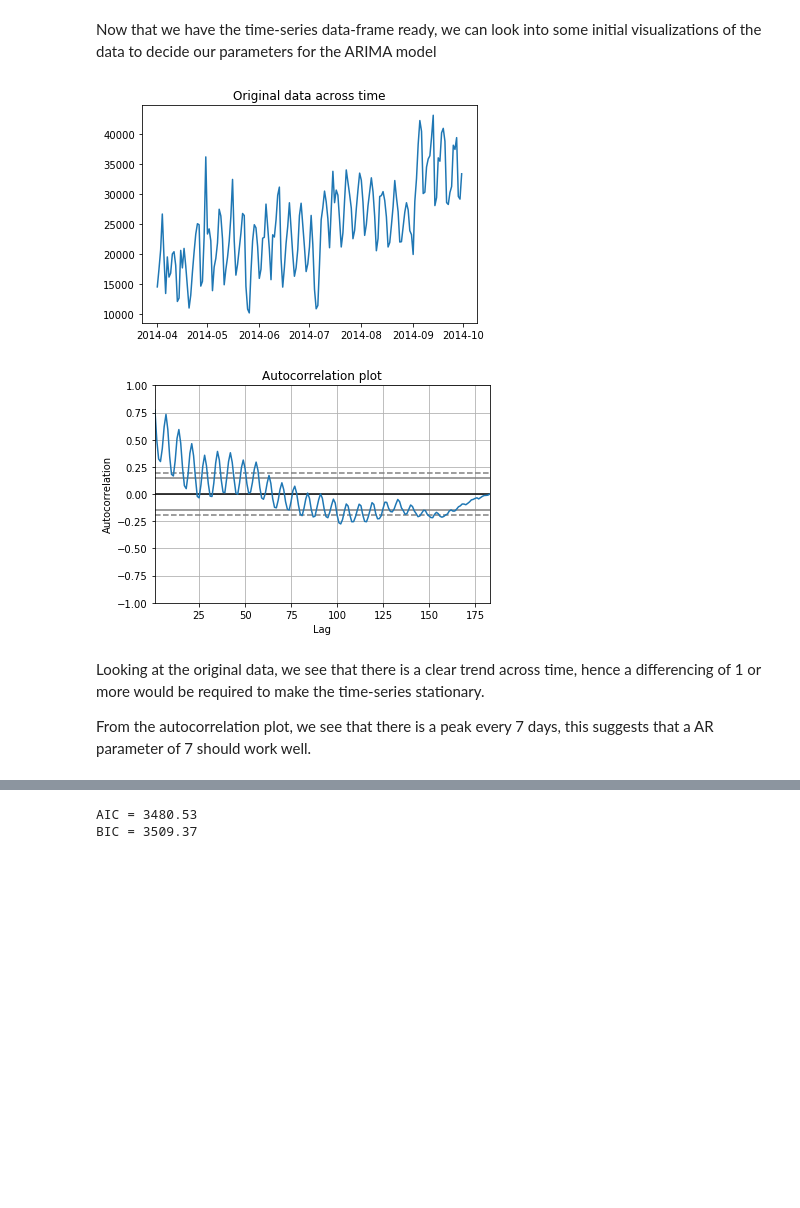
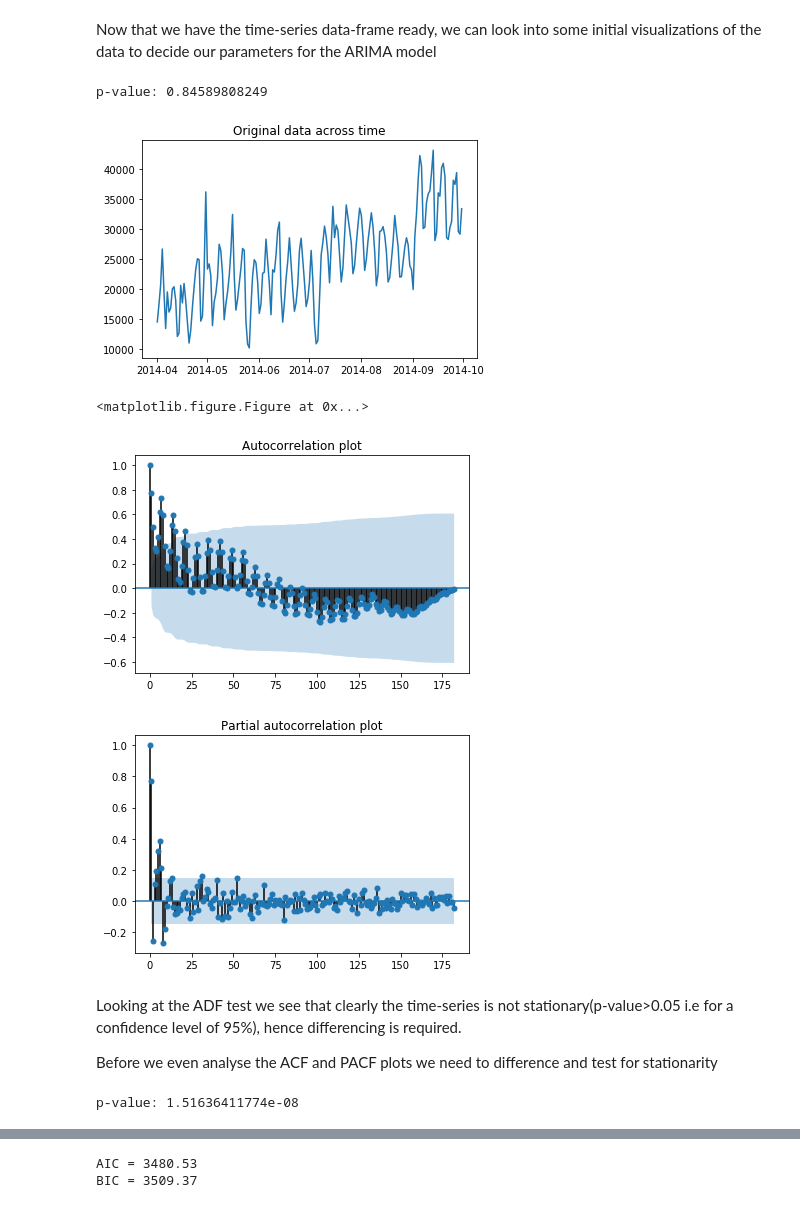
Before and after one commit to kruthik93/Utilizing-ARIMA-to-forecast-Ubers-market-demand, a Jupyter notebook: [ARIMA] Market demand prediction - notebook v1 kh.ipynb, the cells around one changed output, grey strips where cells are left out. Drawn from its saved outputs; the diff is of its cells as text; code cells hidden in the pictures; blank space fills up the shorter version.

```diff
--- a/[ARIMA] Market demand prediction - notebook v1 kh.ipynb
+++ b/[ARIMA] Market demand prediction - notebook v1 kh.ipynb
@@ -76,22 +78,43 @@ Now that we have the time-series data-frame ready, we can look into some initial
 # %%
 #Checking trend and autocorrelation
 def initial_plots(time_series):
 
     #Original timeseries plot
     plt.figure(1)
     plt.plot(time_series)
     plt.title('Original data across time')
-    #Autocorrelation plot
     plt.figure(2)
-    autocorrelation_plot(time_series)
+    plot_acf(time_series)
     plt.title('Autocorrelation plot')
+    plot_pacf(time_series)
+    plt.title('Partial autocorrelation plot')
+
     plt.show()
 
+
+
+#Augmented Dickey-Fuller test for stationarity
+#checking p-value
+print('p-value: {}'.format(adfuller(day_df_2014)[1]))
+
+#plotting
 initial_plots(day_df_2014)
 # %% [output]
+p-value: 0.84589808249
 [figure]
+<matplotlib.figure.Figure at 0x...>
-[figure, old version]
+[figure, new version]
+[figure, added]
-# %% [markdown]
-Looking at the original data, we see that there is a clear trend across time, hence a differencing of 1 or more would be required to make the time-series stationary.
-
-From the autocorrelation plot, we see that there is a peak every 7 days, this suggests that a AR parameter of 7 should work well.
+# %% [markdown]
+Looking at the ADF test we see that clearly the time-series is not stationary(p-value>0.05 i.e for a confidence level of 95%), hence differencing is required.
+
+Before we even analyse the ACF and PACF plots we need to difference and test for stationarity
+# %%
+#storing differenced series
+diff_series = day_df_2014.diff(periods=1)
+
+#Augmented Dickey-Fuller test for stationarity
+#checking p-value
+print('p-value: {}'.format(adfuller(diff_series.dropna())[1]))
+# %% [output]
+p-value: 1.51636411774e-08
```
Also changed, not shown: parts of 5 cells of this notebook.
